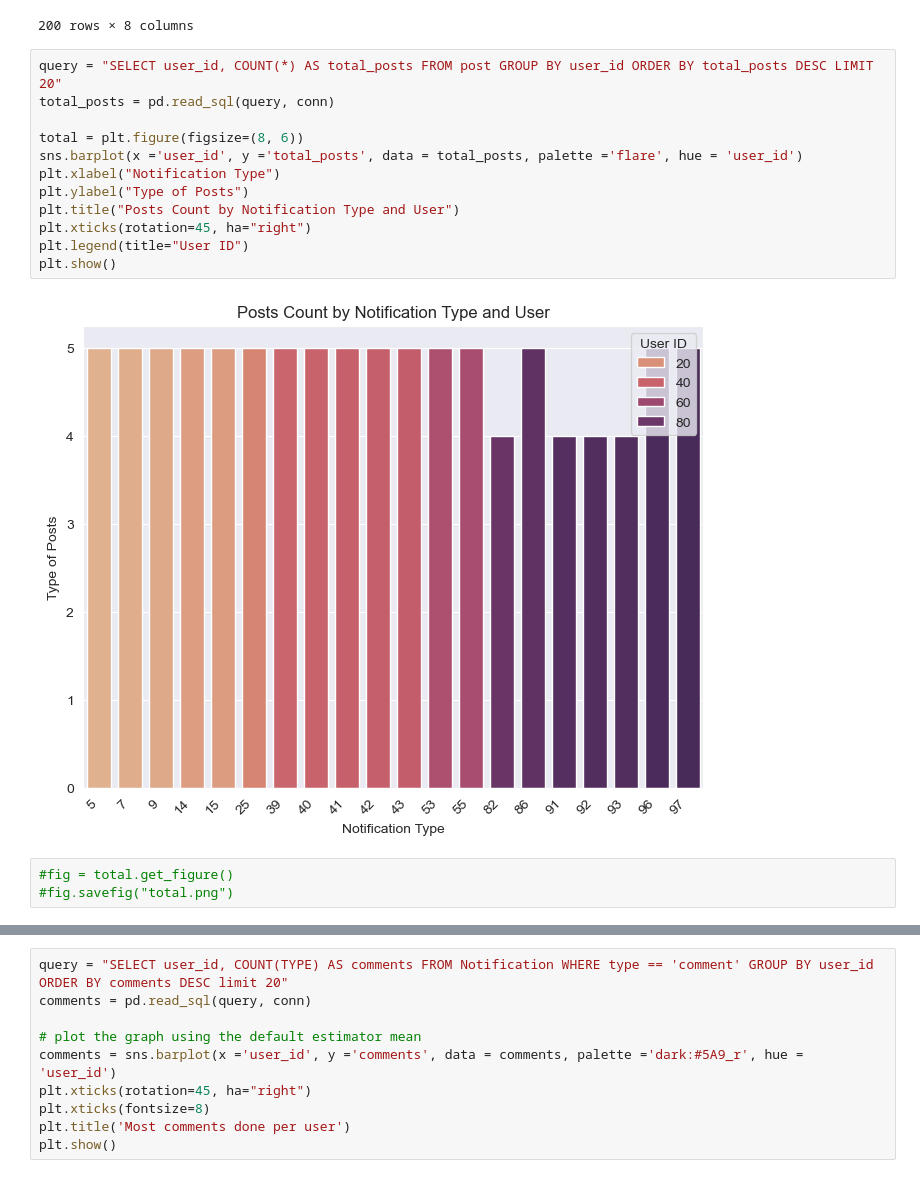
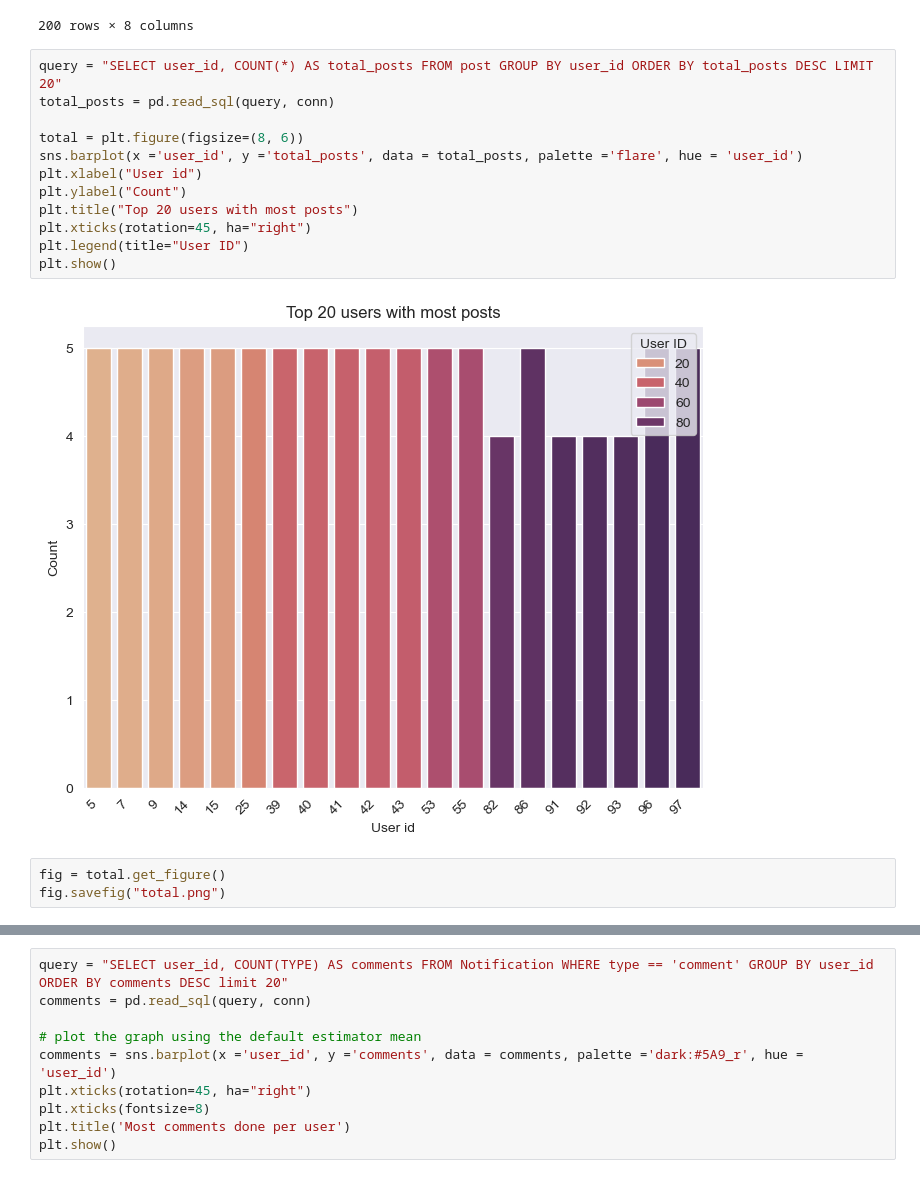
Before and after one commit to AlisonCG1/Project-datacopy, a Jupyter notebook: exploratory.ipynb, the cells around one changed output, grey strips where cells are left out. Drawn from its saved outputs; the diff is of its cells as text.

```diff
--- a/exploratory.ipynb
+++ b/exploratory.ipynb
@@ -89,17 +89,17 @@ Notification
 # %%
 query = "SELECT user_id, COUNT(*) AS total_posts FROM post GROUP BY user_id ORDER BY total_posts DESC LIMIT 20"
 total_posts = pd.read_sql(query, conn)
 
 total = plt.figure(figsize=(8, 6))
 sns.barplot(x ='user_id', y ='total_posts', data = total_posts, palette ='flare', hue = 'user_id')
-plt.xlabel("Notification Type")
-plt.ylabel("Type of Posts")
-plt.title("Posts Count by Notification Type and User")
+plt.xlabel("User id")
+plt.ylabel("Count")
+plt.title("Top 20 users with most posts")
 plt.xticks(rotation=45, ha="right")
 plt.legend(title="User ID")
 plt.show()
 # %% [output]
-[figure, old version]
+[figure, new version]
 # %%
-#fig = total.get_figure()
-#fig.savefig("total.png")
+fig = total.get_figure()
+fig.savefig("total.png")
```
Also changed, not shown: parts of 16 cells of this notebook.
